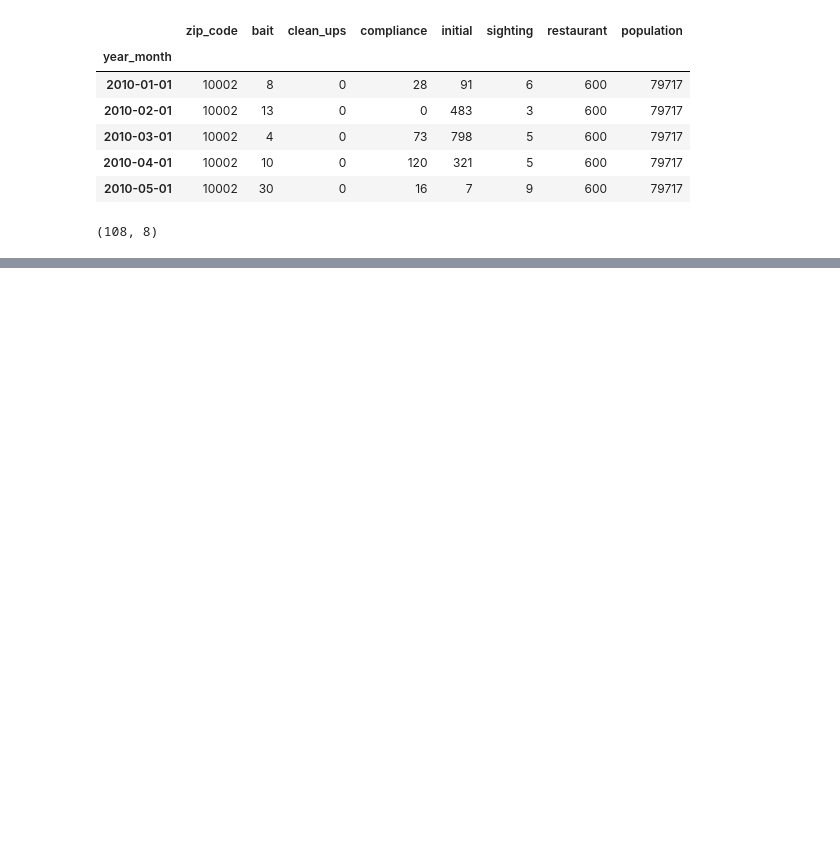
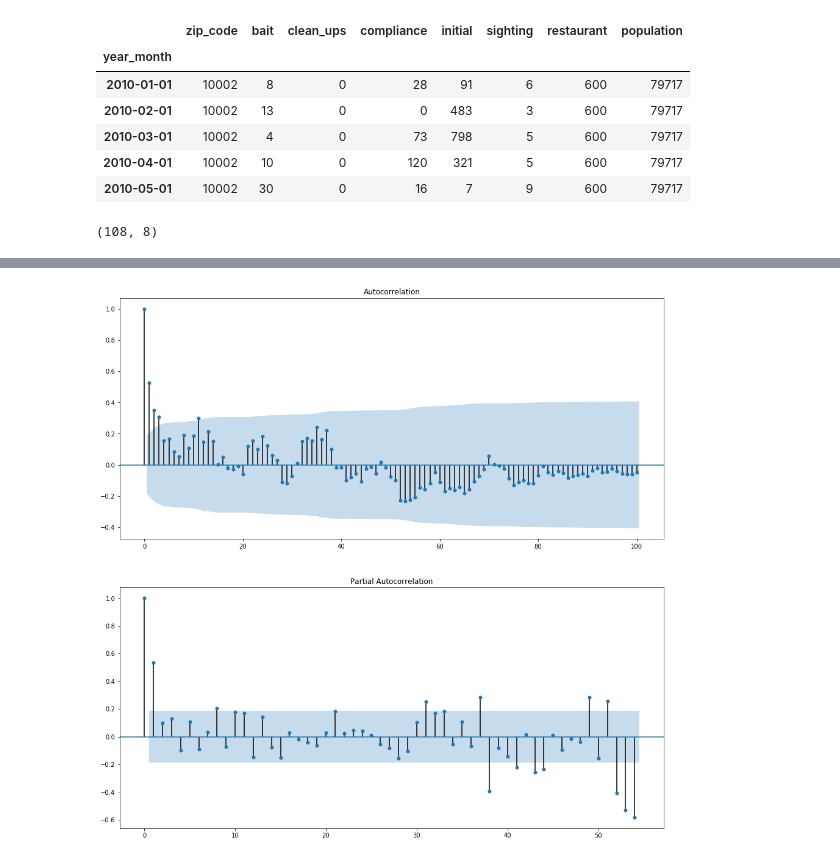
Before and after one commit to zhanzhanyu/Manhattan-Rats-Sightings-SARIMAX-Model, a Jupyter notebook: codes/03_modeling.ipynb, the cells around one changed output, grey strips where cells are left out. Saved outputs shown, nothing was run; the diff lists cells and outputs as text; code cells hidden in the pictures; blank space fills up the shorter version.

```diff
--- a/codes/03_modeling.ipynb
+++ b/codes/03_modeling.ipynb
@@ -87,0 +119,12 @@ plot_series(zip_10002,
+# %%
+# 52-week  Autocorr and Partial Autocorr
+fig = plt.figure(figsize=(16,16))
+ax1 = fig.add_subplot(211)
+fig = plot_acf(zip_10002['sighting'], lags=100, ax=ax1)
+ax2 = fig.add_subplot(212)
+fig = plot_pacf(zip_10002['sighting'], lags=54, ax=ax2);
+
+# If you do not use plt.show() it will plot the same vizualization twice.
+# This may be a bug you can fix and submit to contribute to open source!
+# %% [output]
+[figure, added]
```
Also changed, not shown: parts of 24 cells of this notebook, 4 other files.
